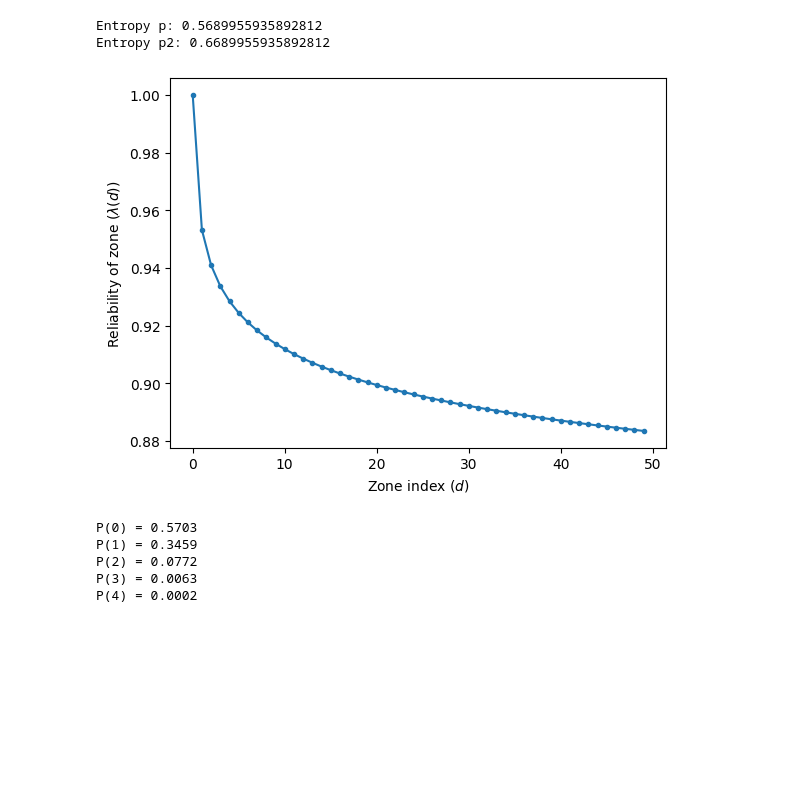
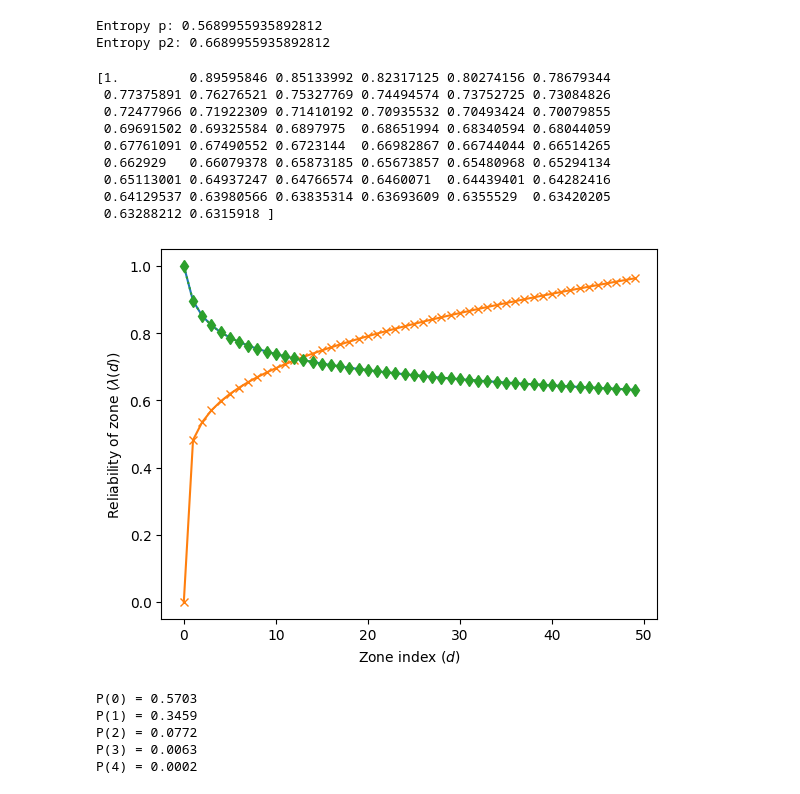
Before and after one commit to burattoale/spatial-aoi, a Jupyter notebook: prova.ipynb, the cells around one changed output. Saved outputs shown, nothing was run; the diff lists cells and outputs as text; code cells hidden in the pictures; blank space fills up the shorter version.

Commit message:
Updated plots

```diff
--- a/prova.ipynb
+++ b/prova.ipynb
@@ -306,27 +319,37 @@ Entropy p: 0.5689955935892812
 Entropy p2: 0.6689955935892812
 # %%
 import numpy as np
-R=10
+R=2
 K=50
-alpha=0.02
+alpha=0.1
 lam = [1/(1+d*R)**alpha for d in range(0,K)]
 lam = np.array(lam)
-sigma = np.sqrt(1/np.log(lam/(1-lam)))/np.sqrt(2)
-prob_eq = 1/(1+np.exp(1/(2*sigma**2)))
+sigma = np.sqrt(1/2*1/np.log(lam/(1-lam)))
+prob_eq = 1/(1+np.exp(-1/(2*sigma**2)))
 
 #gaussian
 
 
 import matplotlib.pyplot as plt
+print(lam)
 
 plt.plot(lam, marker = '.')
-#plt.plot(sigma, marker='x')
-#plt.plot(prob_eq, marker='d', linestyle=':')
+plt.plot(sigma, marker='x')
+plt.plot(prob_eq, marker='d', linestyle=':')
 plt.ylabel(r"Reliability of zone ($\lambda(d)$)")
 plt.xlabel(r"Zone index ($d$)")
 plt.show()
 # %% [output]
+[1.         0.89595846 0.85133992 0.82317125 0.80274156 0.78679344
+ 0.77375891 0.76276521 0.75327769 0.74494574 0.73752725 0.73084826
+ 0.72477966 0.71922309 0.71410192 0.70935532 0.70493424 0.70079855
+ 0.69691502 0.69325584 0.6897975  0.68651994 0.68340594 0.68044059
+ 0.67761091 0.67490552 0.6723144  0.66982867 0.66744044 0.66514265
+ 0.662929   0.66079378 0.65873185 0.65673857 0.65480968 0.65294134
+ 0.65113001 0.64937247 0.64766574 0.6460071  0.64439401 0.64282416
+ 0.64129537 0.63980566 0.63835314 0.63693609 0.6355529  0.63420205
+ 0.63288212 0.6315918 ]
-[figure, old version]
+[figure, new version]
 # %%
 import numpy as np
 import matplotlib.pyplot as plt
```
Also changed, not shown: parts of 4 cells of this notebook, 3 other files.
